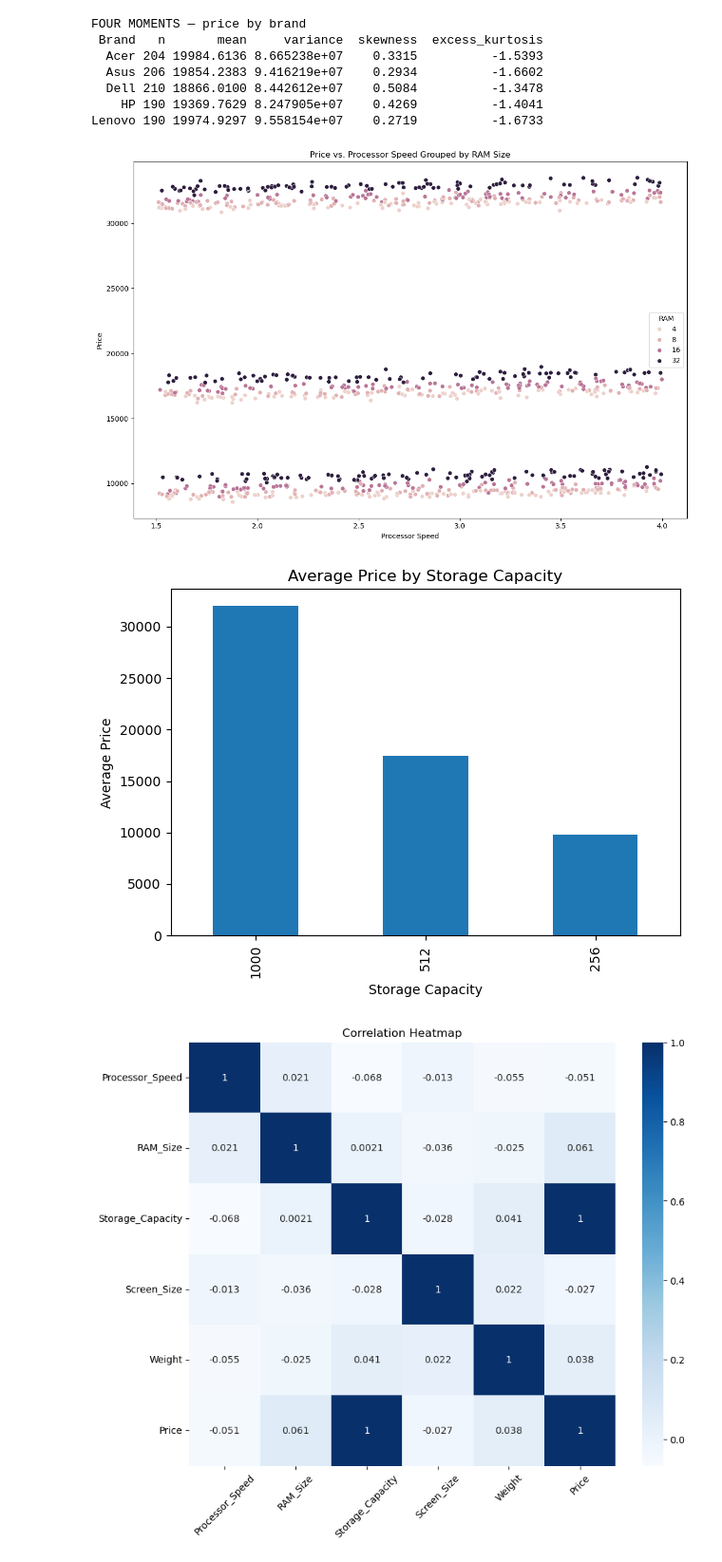
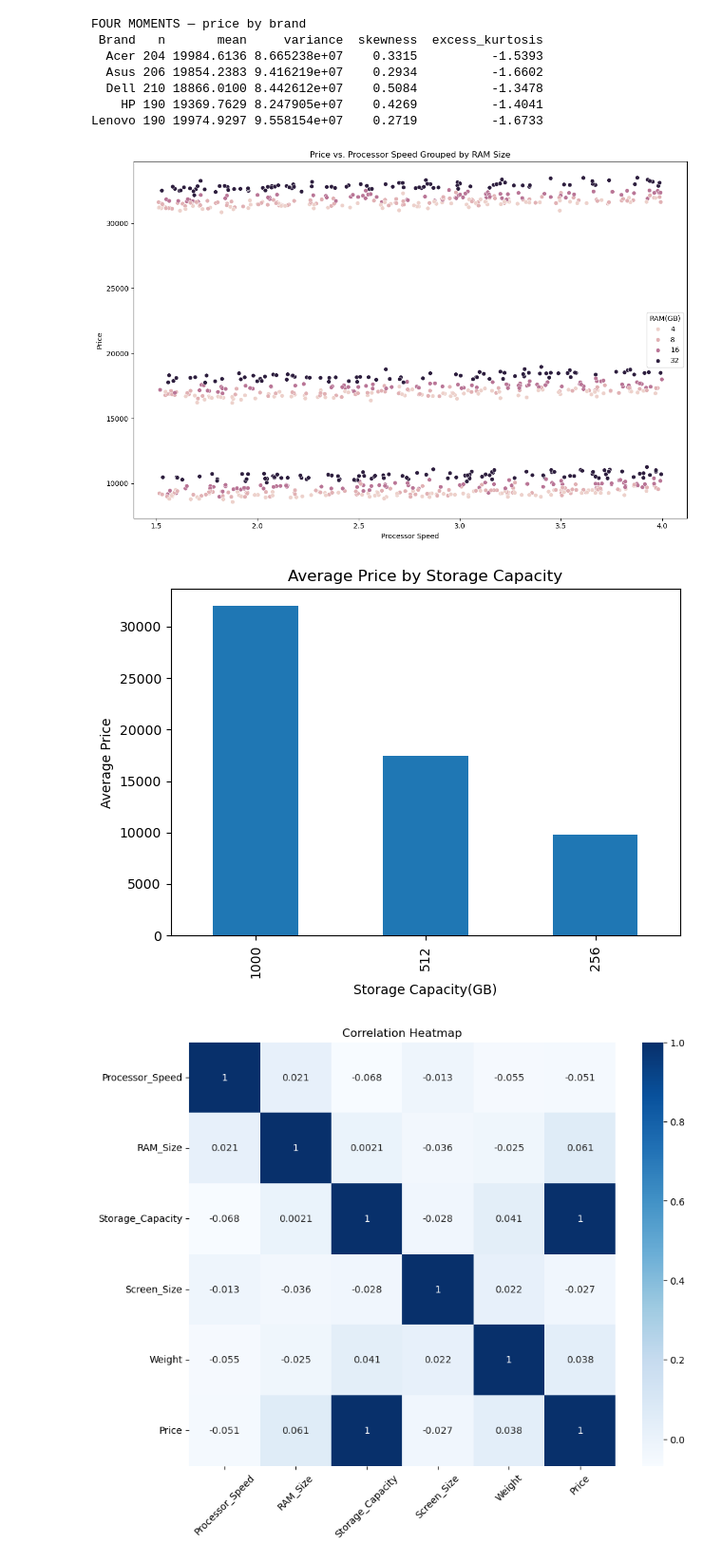
Before and after one commit to Sahasri12/Statistics_and_Trends, a Jupyter notebook: 24076688.ipynb, the cells around one changed output. Shown: that part at 95% size. Cells and saved outputs as stored; diff of their text form; code cells hidden in the pictures.

```diff
--- a/24076688.ipynb
+++ b/24076688.ipynb
@@ -166,20 +166,20 @@ Lenovo 190 19974.9297 9.558154e+07    0.2719          -1.6733
 # %%
 def scatterplot(df):
     """
     Function to plot a scatter plot between Processor_Speed and Price with hue based on RAM_Size.
     """
     plt.figure(figsize=(12, 8))
     sns.scatterplot(data=df, x='Processor_Speed', y='Price', hue='RAM_Size')
     plt.title('Price vs. Processor Speed Grouped by RAM Size')
     plt.xlabel('Processor Speed')
     plt.ylabel('Price')
-    plt.legend(title='RAM')
+    plt.legend(title='RAM(GB)')
     plt.tight_layout()
     plt.show()
 
 scatterplot(df)
 # %% [output]
-[figure, old version]
+[figure, new version]
 # %%
 
 # Average Price by Brand
@@ -191,13 +191,13 @@ if "Brand" in df.columns:
     )
     fig2 = plt.figure()
     price_by_brand.plot(kind="bar")
-    plt.xlabel("Storage Capacity")
+    plt.xlabel("Storage Capacity(GB)")
     plt.ylabel("Average Price")
     plt.title("Average Price by Storage Capacity")
     plt.tight_layout()
     plt.show()
 # %% [output]
-[figure, old version]
+[figure, new version]
 # %%
 def correlation(df):
     """
```
Also changed, not shown: parts of 2 cells of this notebook.
